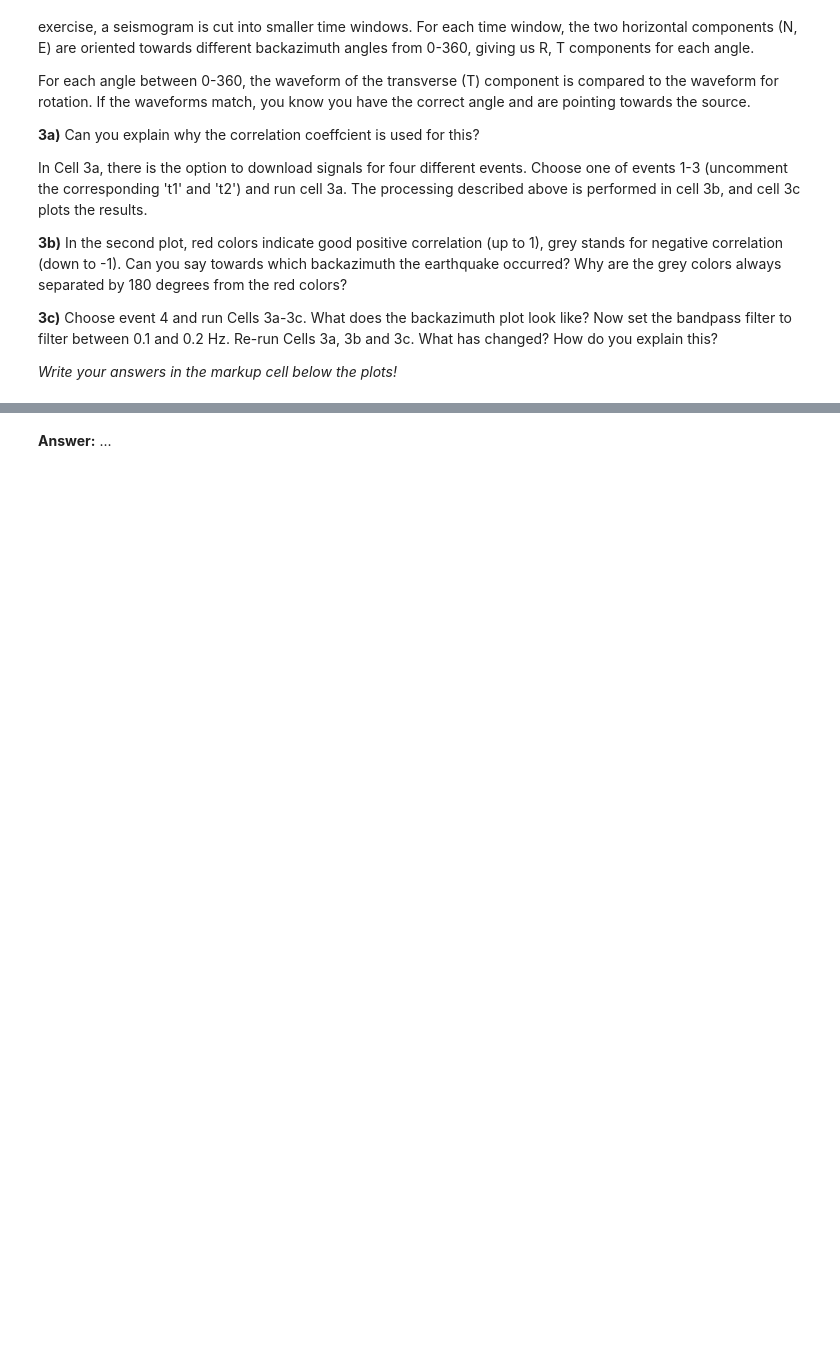
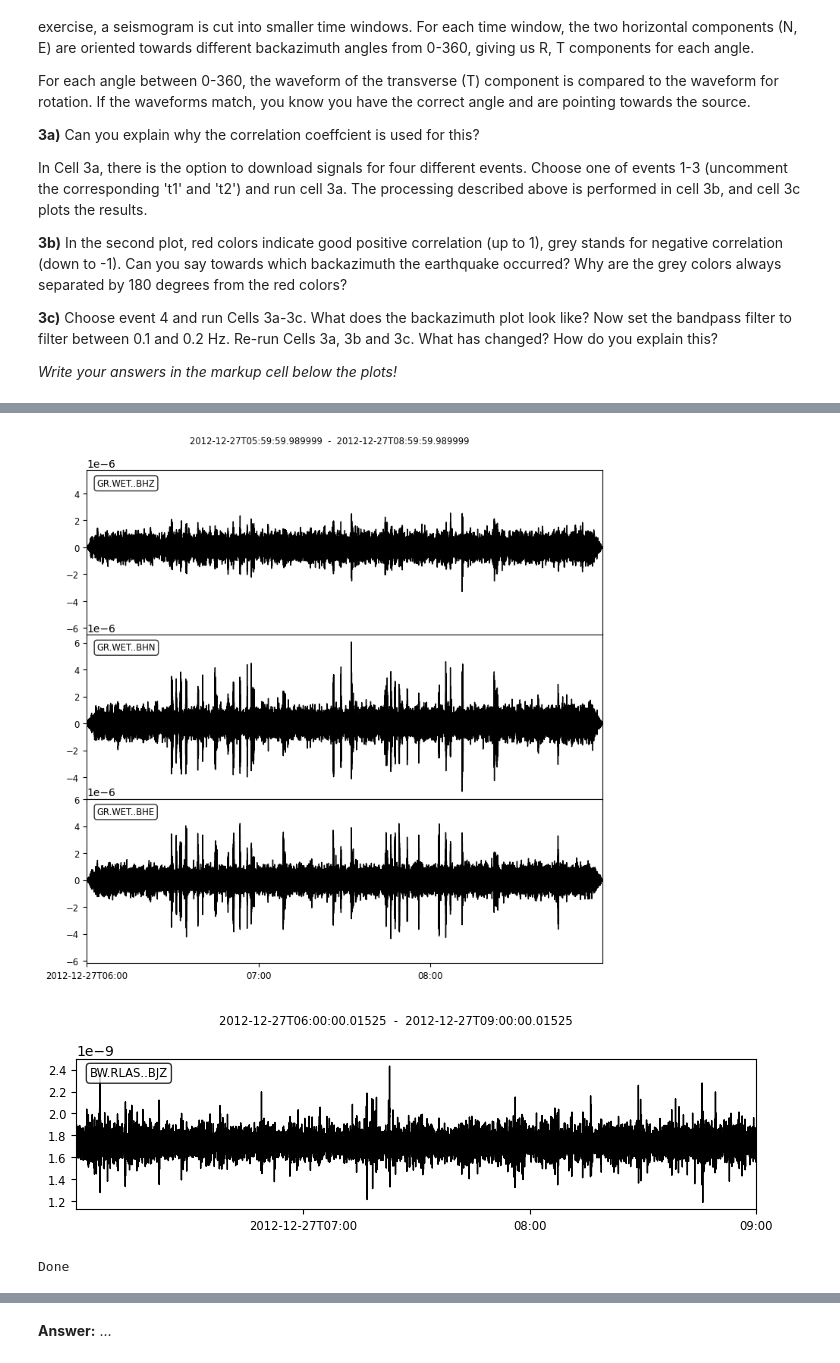
Before and after one commit to jwassermann/P10-P11, a Jupyter notebook: P10_correlations/P10 - Correlations.ipynb, the cells around one changed output, grey strips where cells are left out. Saved outputs shown, nothing was run; the diff lists cells and outputs as text; code cells hidden in the pictures; blank space fills up the shorter version.

```diff
--- a/P10_correlations/P10 - Correlations.ipynb
+++ b/P10_correlations/P10 - Correlations.ipynb
@@ -307,16 +330,16 @@ plt.ioff()
 #t2 = UTCDateTime("2016-04-15 17:55:06")
 
 #event 2: M9.0 Tohoku 2011.03.1
-t1 = UTCDateTime("2011-03-11T05:00:00.000")
-t2 = UTCDateTime("2011-03-11T10:00:00.000")
+#t1 = UTCDateTime("2011-03-11T05:00:00.000")
+#t2 = UTCDateTime("2011-03-11T10:00:00.000")
 
 #event 3: M7.9 Nepal 2015.04.25
 #t1 = UTCDateTime("2015-04-25T06:08:58.300000")
 #t2 = UTCDateTime("2015-04-25T09:11:58.300000")
 
 #event 4: ????
-#t1 = UTCDateTime("2012-12-27T06:00:00.000000")
-#t2 = UTCDateTime("2012-12-27T09:00:00.000000")
+t1 = UTCDateTime("2012-12-27T06:00:00.000000")
+t2 = UTCDateTime("2012-12-27T09:00:00.000000")
 
 
 fdsn_client = Client('BGR')
@@ -349,3 +372,4 @@ st1.plot()
 st2.plot()
 
 print('Done')
+# %% [output]
@@ -352,3 +382,6 @@ print('Done')
+[figure, added]
+[figure, added]
+Done
 # %%
 #Cell 3b:
 
```
Also changed, not shown: parts of 8 cells of this notebook, 9 other files.
